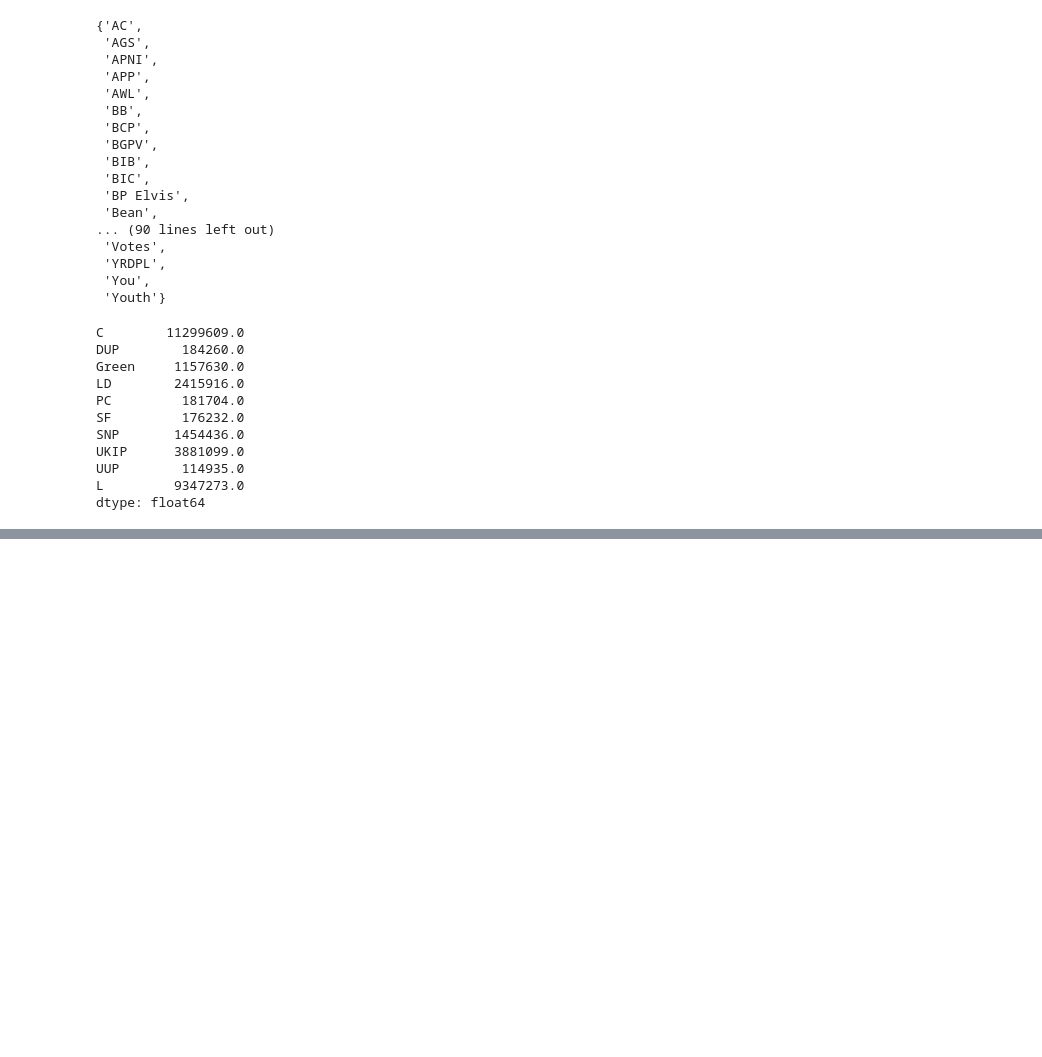
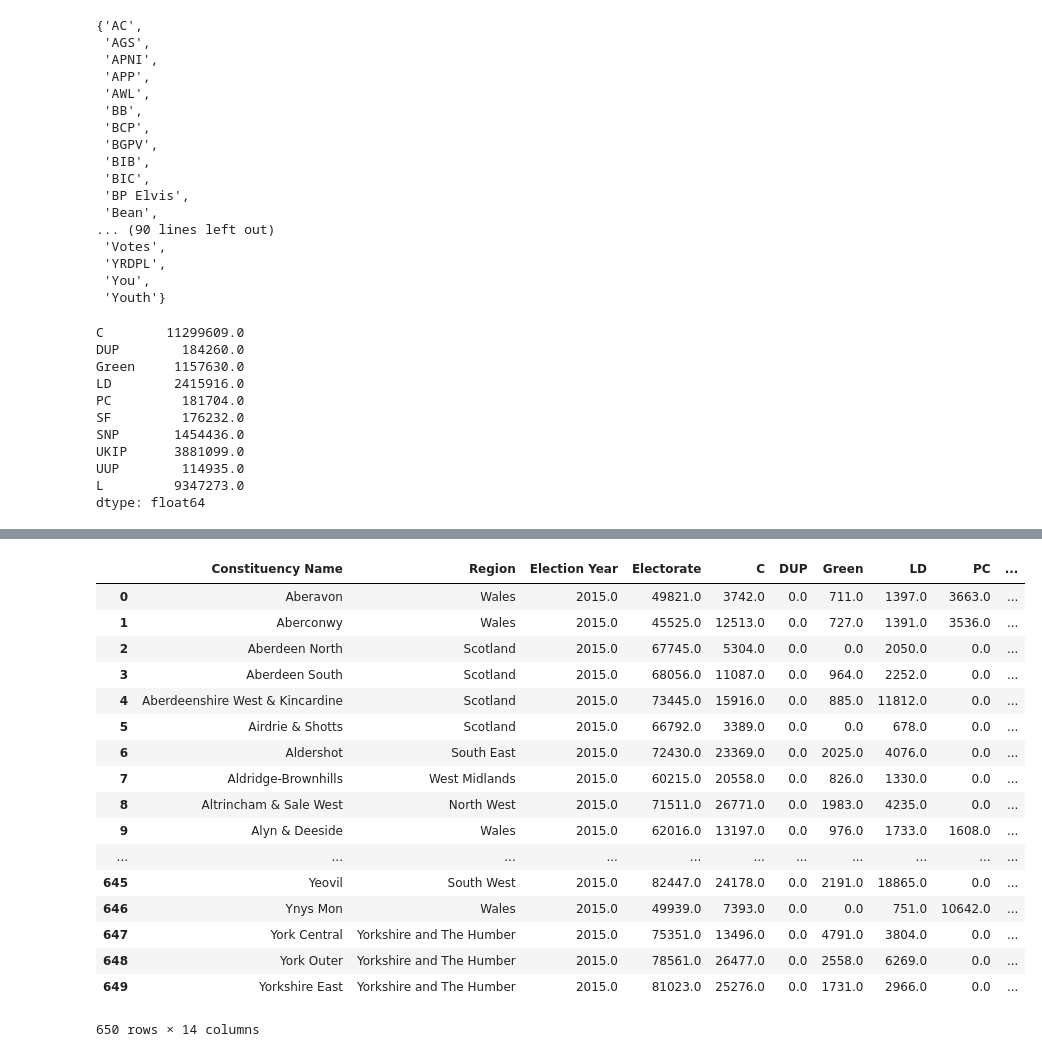
Before and after one commit to jamesporter/ge2017, a Jupyter notebook: GE Data Exploration.ipynb, the cells around one changed output, grey strips where cells are left out. Drawn from its saved outputs; the diff is of its cells as text; code cells hidden in the pictures; blank space fills up the shorter version.

Commit message:
clean up/only keep common columns from datasets... might want to use additional 2015 for extra metdata/info

```diff
--- a/GE Data Exploration.ipynb
+++ b/GE Data Exploration.ipynb
@@ -45,17 +45,11 @@ ge_2015
 | 649 | 650.0 | E14000683 | Yorkshire East | County | Humberside | E12000003 | ... |
 650 rows × 148 columns
 # %%
-desired_cols = ['Press Association ID Number',
- 'Constituency ID',
+desired_cols = [
  'Constituency Name',
- 'Constituency Type',
- 'County',
- 'Region ID',
  'Region',
- 'Country',
  'Election Year',
- 'Electorate',
- 'Valid Votes'
+ 'Electorate'
 ]
 # %%
 ls
@@ -185,0 +157,22 @@ remove_minor(ge_2015)
+# %%
+main_2015 = remove_minor(ge_2015)
+main_2015
+# %% [output]
+|  | Constituency Name | Region | Election Year | Electorate | C | DUP | Green | LD | PC | ... |
+| 0 | Aberavon | Wales | 2015.0 | 49821.0 | 3742.0 | 0.0 | 711.0 | 1397.0 | 3663.0 | ... |
+| 1 | Aberconwy | Wales | 2015.0 | 45525.0 | 12513.0 | 0.0 | 727.0 | 1391.0 | 3536.0 | ... |
+| 2 | Aberdeen North | Scotland | 2015.0 | 67745.0 | 5304.0 | 0.0 | 0.0 | 2050.0 | 0.0 | ... |
+| 3 | Aberdeen South | Scotland | 2015.0 | 68056.0 | 11087.0 | 0.0 | 964.0 | 2252.0 | 0.0 | ... |
+| 4 | Aberdeenshire West & Kincardine | Scotland | 2015.0 | 73445.0 | 15916.0 | 0.0 | 885.0 | 11812.0 | 0.0 | ... |
+| 5 | Airdrie & Shotts | Scotland | 2015.0 | 66792.0 | 3389.0 | 0.0 | 0.0 | 678.0 | 0.0 | ... |
+| 6 | Aldershot | South East | 2015.0 | 72430.0 | 23369.0 | 0.0 | 2025.0 | 4076.0 | 0.0 | ... |
+| 7 | Aldridge-Brownhills | West Midlands | 2015.0 | 60215.0 | 20558.0 | 0.0 | 826.0 | 1330.0 | 0.0 | ... |
+| 8 | Altrincham & Sale West | North West | 2015.0 | 71511.0 | 26771.0 | 0.0 | 1983.0 | 4235.0 | 0.0 | ... |
+| 9 | Alyn & Deeside | Wales | 2015.0 | 62016.0 | 13197.0 | 0.0 | 976.0 | 1733.0 | 1608.0 | ... |
+| ... | ... | ... | ... | ... | ... | ... | ... | ... | ... | ... |
+| 645 | Yeovil | South West | 2015.0 | 82447.0 | 24178.0 | 0.0 | 2191.0 | 18865.0 | 0.0 | ... |
+| 646 | Ynys Mon | Wales | 2015.0 | 49939.0 | 7393.0 | 0.0 | 0.0 | 751.0 | 10642.0 | ... |
+| 647 | York Central | Yorkshire and The Humber | 2015.0 | 75351.0 | 13496.0 | 0.0 | 4791.0 | 3804.0 | 0.0 | ... |
+| 648 | York Outer | Yorkshire and The Humber | 2015.0 | 78561.0 | 26477.0 | 0.0 | 2558.0 | 6269.0 | 0.0 | ... |
+| 649 | Yorkshire East | Yorkshire and The Humber | 2015.0 | 81023.0 | 25276.0 | 0.0 | 1731.0 | 2966.0 | 0.0 | ... |
+650 rows × 14 columns
```
Also changed, not shown: parts of 4 cells of this notebook.
